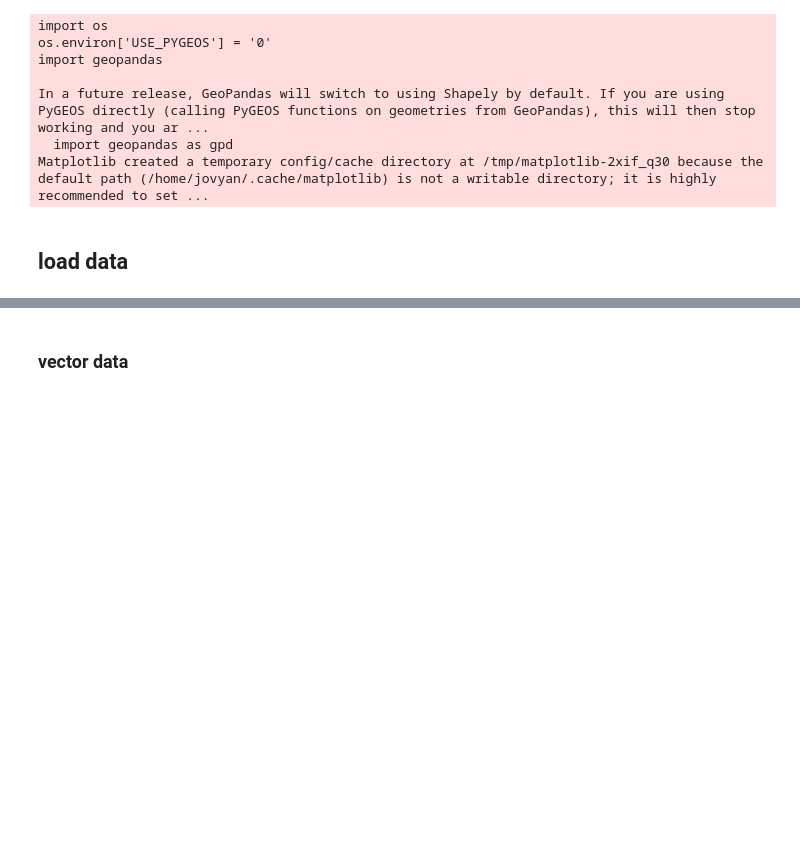
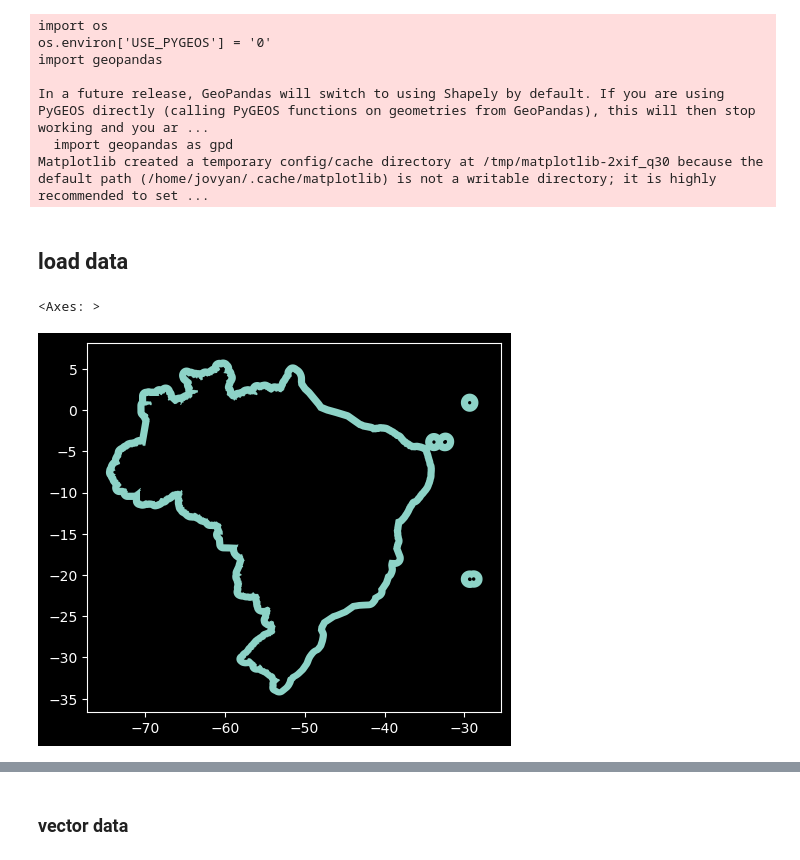
Before and after one commit to syrkis/aeolus, a Jupyter notebook: notebook.ipynb, the cells around one changed output, grey strips where cells are left out. Drawn from its saved outputs; the diff is of its cells as text; code cells hidden in the pictures; blank space fills up the shorter version.

```diff
--- a/notebook.ipynb
+++ b/notebook.ipynb
@@ -142,8 +142,14 @@ def scale_data(data, scale='small'):
     return data
 # %%
 brazil = ox.geocode_to_gdf('Brazil').to_crs(epsg=3857).to_crs(epsg=4326).geometry
-brazil_and_offshore = brazil.to_crs(epsg=3857).buffer(100 * 1000).to_crs(epsg=4326)
-offshore = brazil_and_offshore.difference(brazil)
+brazil_and_buffer = brazil.to_crs(epsg=3857).buffer(100 * 1000).to_crs(epsg=4326)
+buffer = brazil_and_buffer.difference(brazil)
+# offshore is buffer, with areas in other countries removed
+# %%
+offshore.plot()
+# %% [output]
+<Axes: >
+[figure, added]
 # %%
 fps = {'power_density': 'meterology/gwa3_250_powerdensity_100m.tif', 'wind_speed': 'meterology/gwa3_250_windspeed_100m.tif',
         'population': 'demography/bra_pd_2020_1km.tif', 'topography': 'topography/brazil_dem.tif',
```
Also changed, not shown: parts of 19 cells of this notebook.
